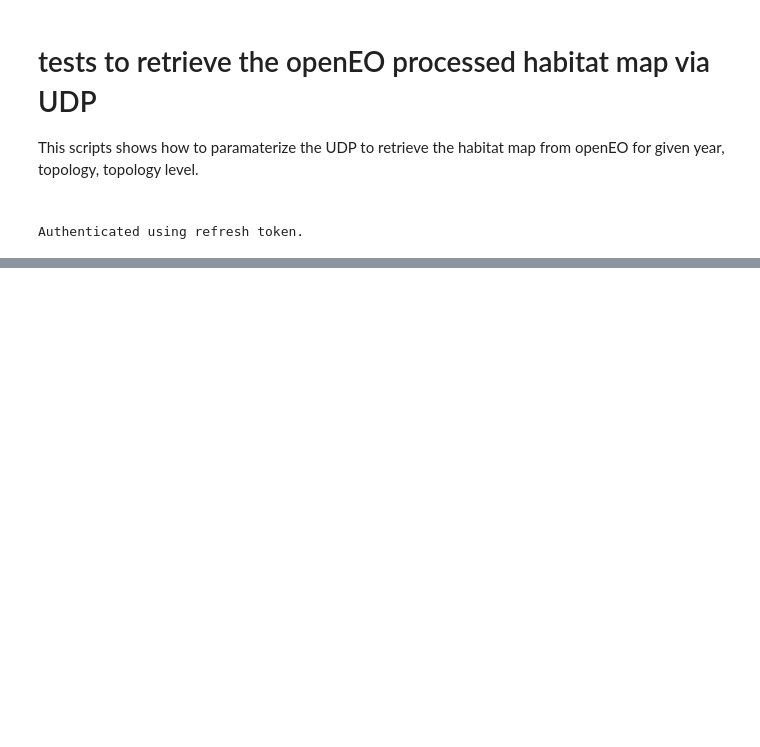
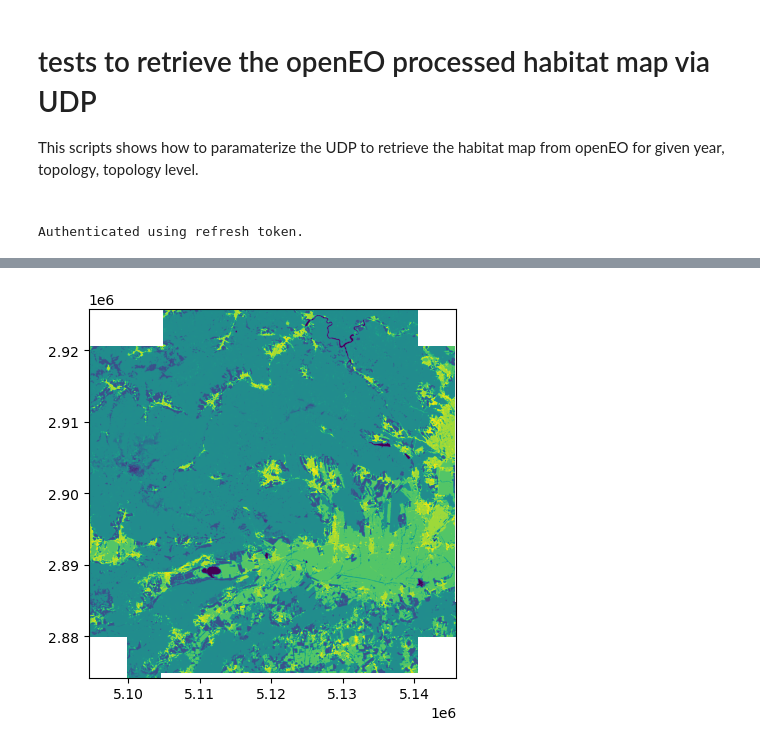
Before and after one commit to ESA-WEED-project/OpenEO-UDP-UDF-catalogue, a Jupyter notebook: examples/alpha0_openEO_data_request.ipynb, the cells around one changed output, grey strips where cells are left out. Drawn from its saved outputs; the diff is of its cells as text; code cells hidden in the pictures; blank space fills up the shorter version.

```diff
--- a/examples/alpha0_openEO_data_request.ipynb
+++ b/examples/alpha0_openEO_data_request.ipynb
@@ -69,0 +70,6 @@ with rasterio.open("SK_habitat_map_L3_10m_EPSG3035.tif") as src:
+# %%
+# visu result
+with rasterio.open("SK_habitat_map_L3_10m_EPSG3035.tif") as src:
+    show(src)
+# %% [output]
+[figure, added]
```
Also changed, not shown: parts of 10 cells of this notebook.
